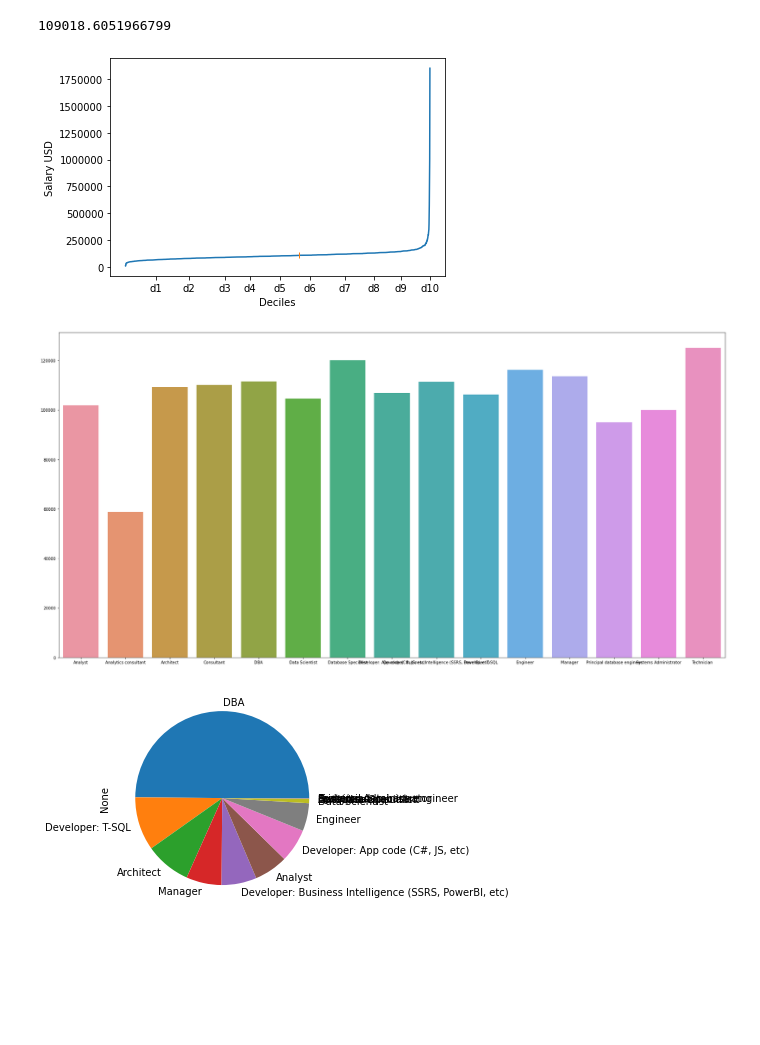
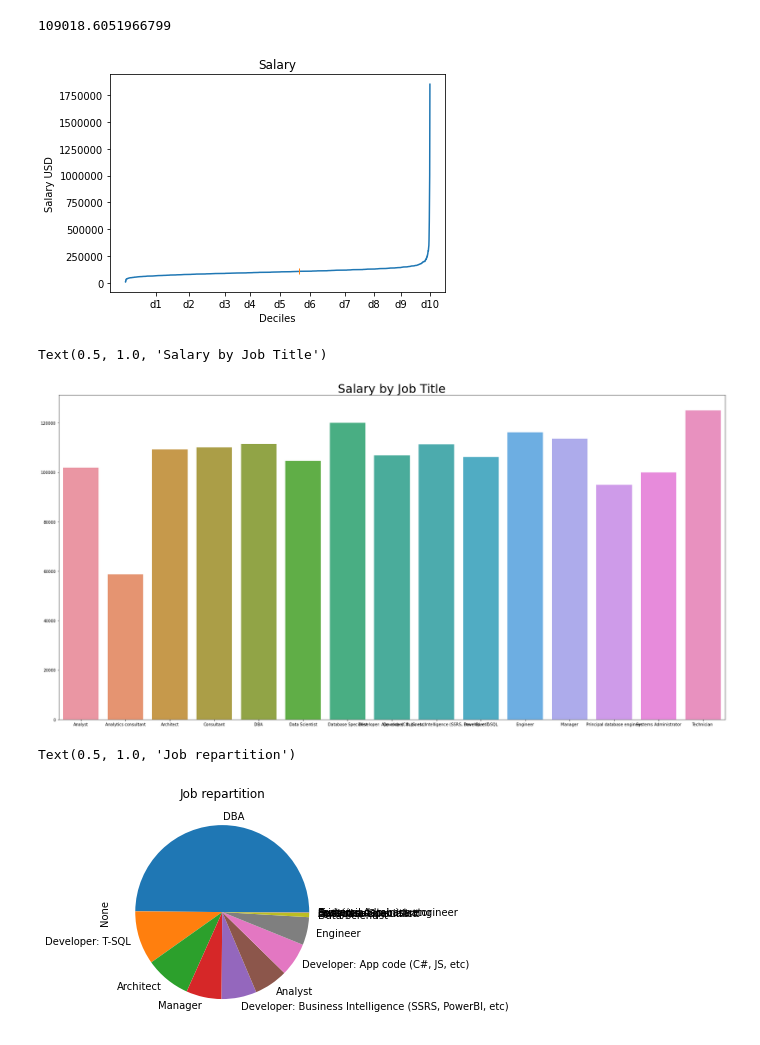
Before and after one commit to MistSF/American-Dream, a Jupyter notebook: notebook/career_visualisation.ipynb, the cells around one changed output. Drawn from its saved outputs; the diff is of its cells as text; code cells hidden in the pictures; blank space fills up the shorter version.

Commit message:
update title

```diff
--- a/notebook/career_visualisation.ipynb
+++ b/notebook/career_visualisation.ipynb
@@ -7,34 +7,35 @@ data = pd.read_csv('../Data/02_Clean.csv')
 # %%
 # Salary mean + salary decile
 labels = ["d1", "d2","d3", "d4","d5", "d6","d7", "d8","d9", "d10"]
 salaryMean = data.SalaryUSD.mean()
 salarySort = data.SalaryUSD.sort_values()
 salarySort = salarySort.values
 salaryDecile = pd.qcut(salarySort, 10, labels=labels)
 deciles = salaryDecile.value_counts()
 
 xMean = -1
 for i, x in enumerate(salarySort) :
     if x < salaryMean :
         xMean = i
 
 newDeciles = []
 save = 0
 for x in deciles :
     save += x
     newDeciles.append(save)
 
 salaryPlot = sns.lineplot(data=salarySort)
 salaryPlot.set_xticks(newDeciles)
 salaryPlot.set_xticklabels(labels)
 salaryPlot.set_ylabel("Salary USD")
 salaryPlot.set_xlabel("Deciles")
 salaryPlot.ticklabel_format(style='plain', axis="y")
 salaryPlot.plot(xMean, salaryMean, marker='|')
+salaryPlot.set_title("Salary")
 print(salaryMean)
 # %% [output]
 109018.6051966799
-[figure, old version]
+[figure, new version]
 # %%
 # Salary by job title
 salaryJobs = data[["SalaryUSD", "JobTitle"]]
@@ -47,15 +48,18 @@ for x in groupSJ :
 keys = list(salaryMeanByJobs.keys())
 values = list(salaryMeanByJobs.values())
 salaryJobPlot = sns.barplot(x=keys, y=values)
-salaryJobPlot.figure.
-set_size_inches(30,15)
+salaryJobPlot.figure.set_size_inches(30,15)
+salaryJobPlot.set_title("Salary by Job Title", fontsize=30)
 # %% [output]
+Text(0.5, 1.0, 'Salary by Job Title')
-[figure, old version]
+[figure, new version]
 # %%
 # Job repartition
 jobPart = countJT.plot(kind="pie")
+jobPart.set_title("Job repartition")
 # %% [output]
+Text(0.5, 1.0, 'Job repartition')
-[figure, old version]
+[figure, new version]
 # %%
 # Salary by nb of companies
 slrbynbcomp = data[["SalaryUSD", "HowManyCompanies"]]
```
Also changed, not shown: parts of 3 cells of this notebook.
